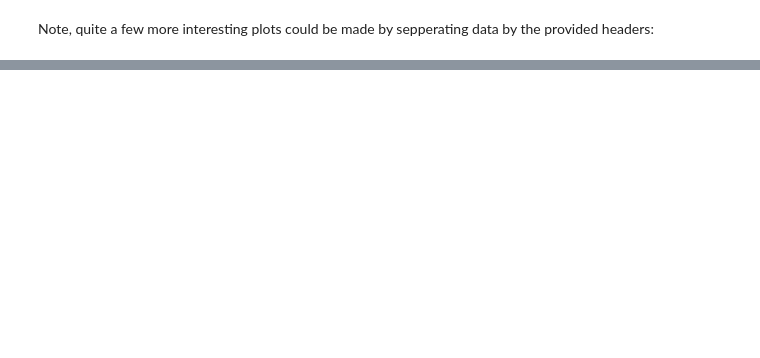
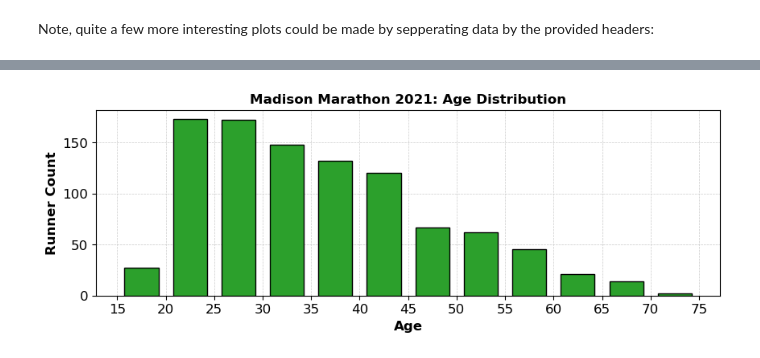
Before and after one commit to NateZimmer/run_data, a Jupyter notebook: race_stats.ipynb, the cells around one changed output, grey strips where cells are left out. Cells and saved outputs as stored; diff of their text form; code cells hidden in the pictures; blank space fills up the shorter version.

```diff
--- a/race_stats.ipynb
+++ b/race_stats.ipynb
@@ -120,0 +159,14 @@ running_headers
+# %%
+my_bins = []
+for i in range(13):
+    my_bins.append(15 + i*5)
+fig_race_age,ax2 = plt.subplots()
+n,bins,patches = ax2.hist(race_age, ec="black", bins=my_bins, rwidth=0.7,zorder=3, color = plt.cm.tab10.colors[2]) # times & bins
+plt.xticks(np.array(bins).astype(np.int32));
+ax2.grid(color='0.8', linestyle='--', linewidth=0.5, zorder=0) # Grid
+fig_race_age.set_size_inches(10,3); # figure size
+plt.ylabel('Runner Count')
+plt.xlabel('Age');
+plt.title(race_name + 'Age Distribution');
+# %% [output]
+[figure, added]
```
Also changed, not shown: parts of 11 cells of this notebook, 1 other file.
